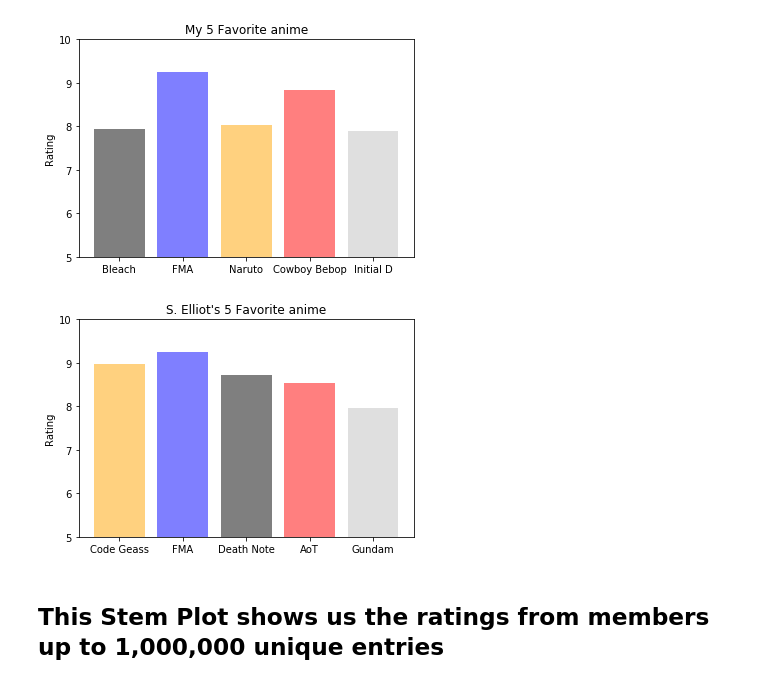
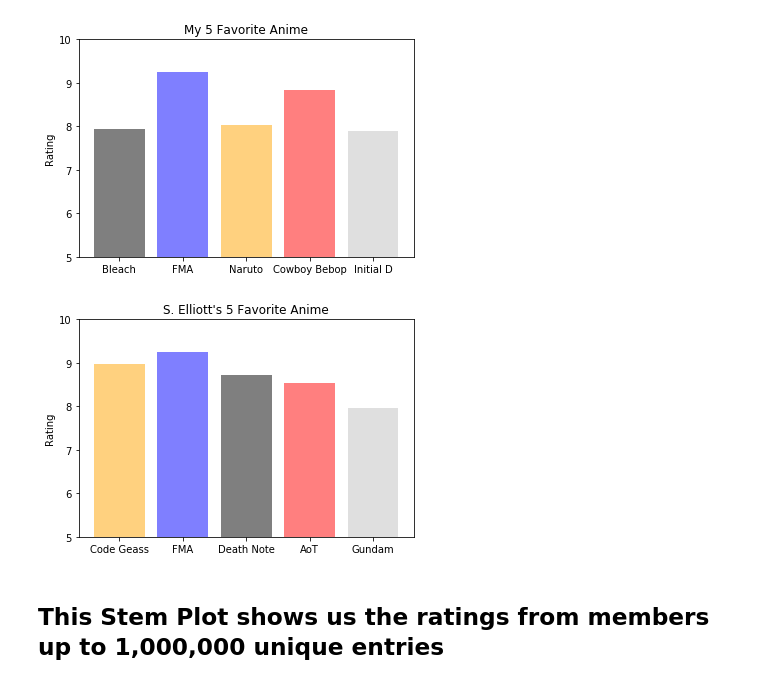
Before and after one commit to AkiBae4891/DS-Unit-1-Sprint-5-Data-Storytelling-Blog-Post, a Jupyter notebook: Anime_Project_1.ipynb, the cells around one changed output. Saved outputs shown, nothing was run; the diff lists cells and outputs as text; code cells hidden in the pictures.

Commit message:
Edited name in graph

```diff
--- a/Anime_Project_1.ipynb
+++ b/Anime_Project_1.ipynb
@@ -404,19 +404,19 @@ plt.show()
 # %%
 # 5 of my friend S. Elliot's favorite animes and their overall rating
 objects = ('Code Geass', 'FMA', 'Death Note',
            "AoT", 'Gundam')
 y_pos = np.arange(len(objects))
 performance = [8.98,9.26,8.71,8.54,7.96,]
 
 plt.bar(y_pos, performance, align='center', alpha=0.5, color=['orange', 'blue', 'black', 'red', 'silver'])
 plt.xticks(y_pos, objects)
 plt.ylabel('Rating')
 plt.ylim(5,10)
-plt.title("S. Elliot's 5 Favorite anime")
+plt.title("S. Elliott's 5 Favorite Anime")
 
 plt.show()
 # %% [output]
-[figure, old version]
+[figure, new version]
 # %% [markdown]
 ## This Stem Plot shows us the ratings from members up to 1,000,000 unique entries
 # %%
```
Also changed, not shown: parts of 2 cells of this notebook.
